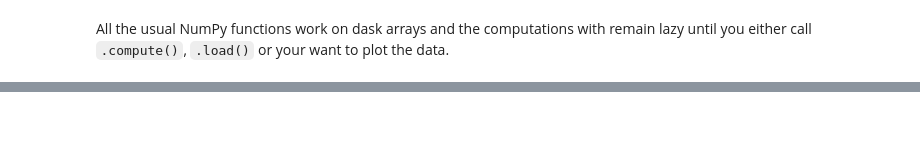
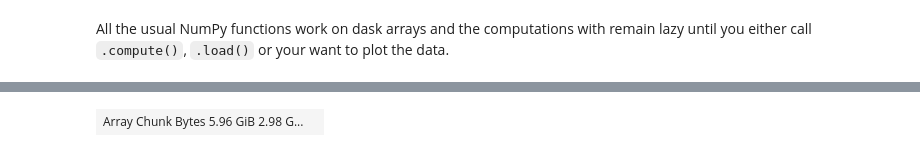
Before and after one commit to NCAR/dask-tutorial, a Jupyter notebook: notebooks/01-dask-array.ipynb, the cells around one changed output, grey strips where cells are left out. Cells and saved outputs as stored; diff of their text form; code cells hidden in the pictures; blank space fills up the shorter version.

```diff
--- a/notebooks/01-dask-array.ipynb
+++ b/notebooks/01-dask-array.ipynb
@@ -327,0 +351,6 @@ Wall time: 14.1 µs
+# %%
+new_chunk_shape = (20000,20000)
+rechunked_big_ones_da = big_ones_da.rechunk(new_chunk_shape)
+rechunked_big_ones_da
+# %% [output]
+| Array Chunk Bytes 5.96 GiB 2.98 G... |  |
```
Also changed, not shown: parts of 29 cells of this notebook.
